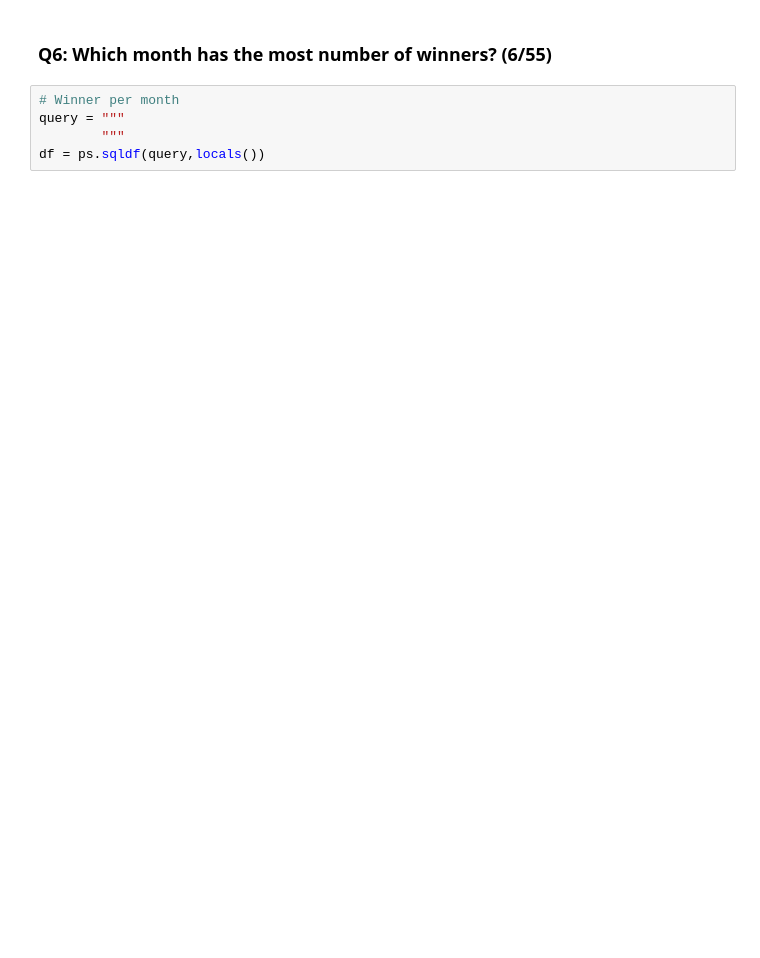
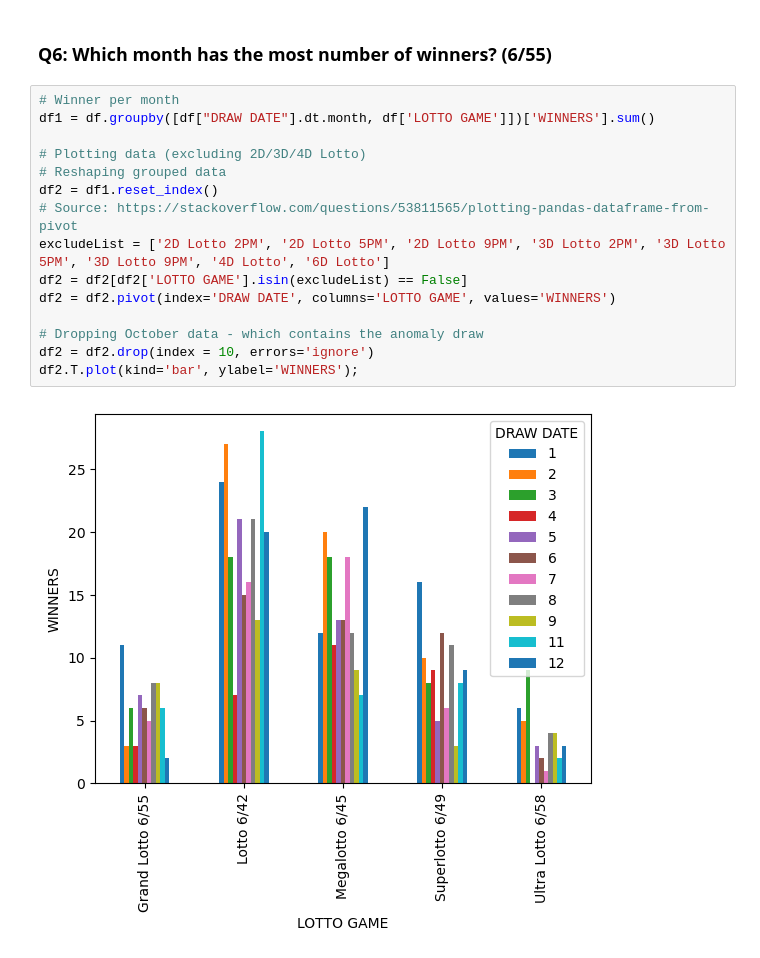
Before and after one commit to ggako/lo3, a Jupyter notebook: lo3.ipynb, the cells around one changed output. Cells and saved outputs as stored; diff of their text form; blank space fills up the shorter version.

```diff
--- a/lo3.ipynb
+++ b/lo3.ipynb
@@ -257,6 +328,18 @@ df = ps.sqldf(query,locals())
 ### **Q6: Which month has the most number of winners? (6/55)**
 # %%
 # Winner per month
-query = """
-        """
-df = ps.sqldf(query,locals())
+df1 = df.groupby([df["DRAW DATE"].dt.month, df['LOTTO GAME']])['WINNERS'].sum()
+
+# Plotting data (excluding 2D/3D/4D Lotto)
+# Reshaping grouped data
+df2 = df1.reset_index()
+# Source: https://stackoverflow.com/questions/53811565/plotting-pandas-dataframe-from-pivot
+excludeList = ['2D Lotto 2PM', '2D Lotto 5PM', '2D Lotto 9PM', '3D Lotto 2PM', '3D Lotto 5PM', '3D Lotto 9PM', '4D Lotto', '6D Lotto']
+df2 = df2[df2['LOTTO GAME'].isin(excludeList) == False]
+df2 = df2.pivot(index='DRAW DATE', columns='LOTTO GAME', values='WINNERS')
+
+# Dropping October data - which contains the anomaly draw
+df2 = df2.drop(index = 10, errors='ignore')
+df2.T.plot(kind='bar', ylabel='WINNERS');
+# %% [output]
+[figure, added]
```
Also changed, not shown: parts of 14 cells of this notebook.
